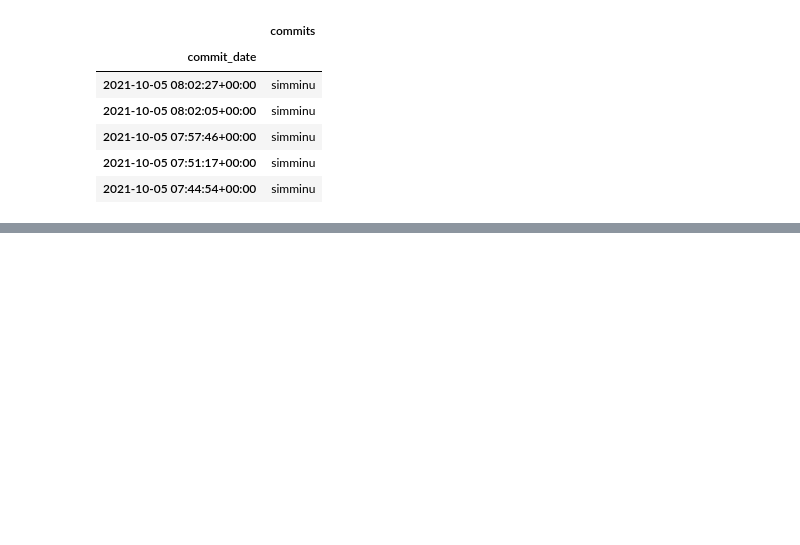
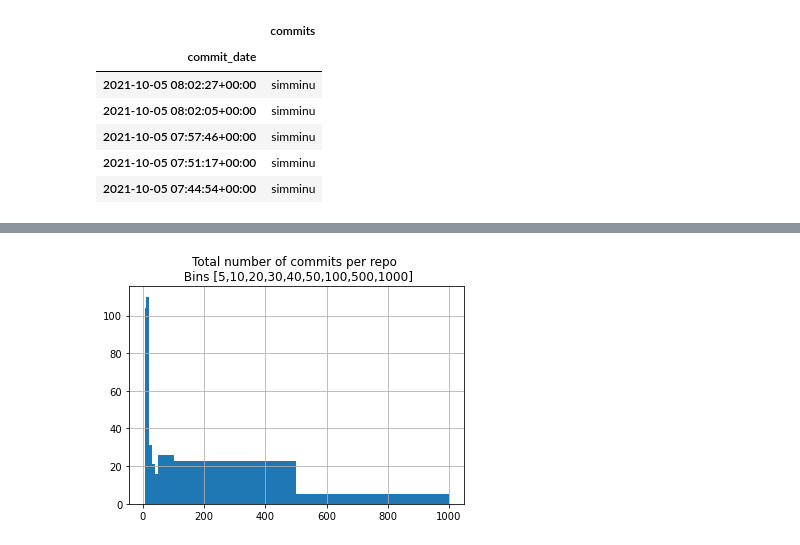
Before and after one commit to solalatus/deepfake_popularity, a Jupyter notebook: github_analyzer.ipynb, the cells around one changed output, grey strips where cells are left out. Drawn from its saved outputs; the diff is of its cells as text; code cells hidden in the pictures; blank space fills up the shorter version.

```diff
--- a/github_analyzer.ipynb
+++ b/github_analyzer.ipynb
@@ -78,0 +85,6 @@ plt.show()
+# %%
+repodata_df = pd.DataFrame.from_dict(repo_data, orient="index")
+repodata_df.rename(columns={0:"commit_count",1:"first_commit_date"}, inplace=True)
+repodata_df["first_commit_date"]=pd.to_datetime(repodata_df["first_commit_date"])
+
+repodata_df
@@ -78,0 +105,6 @@ plt.show()
+# %%
+repodata_df.commit_count.hist(bins=[5,10,20,30,40,50,100,500,1000])
+plt.title("Total number of commits per repo \n Bins [5,10,20,30,40,50,100,500,1000]")
+plt.show()
+# %% [output]
+[figure, added]
```
Also changed, not shown: parts of 8 cells of this notebook, 3 other files.
